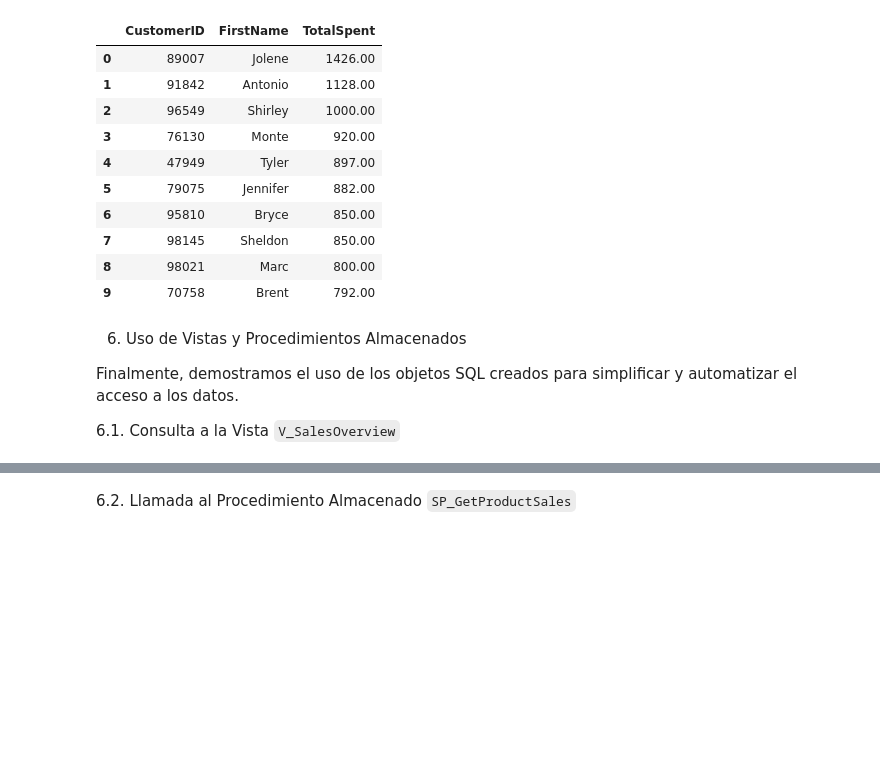
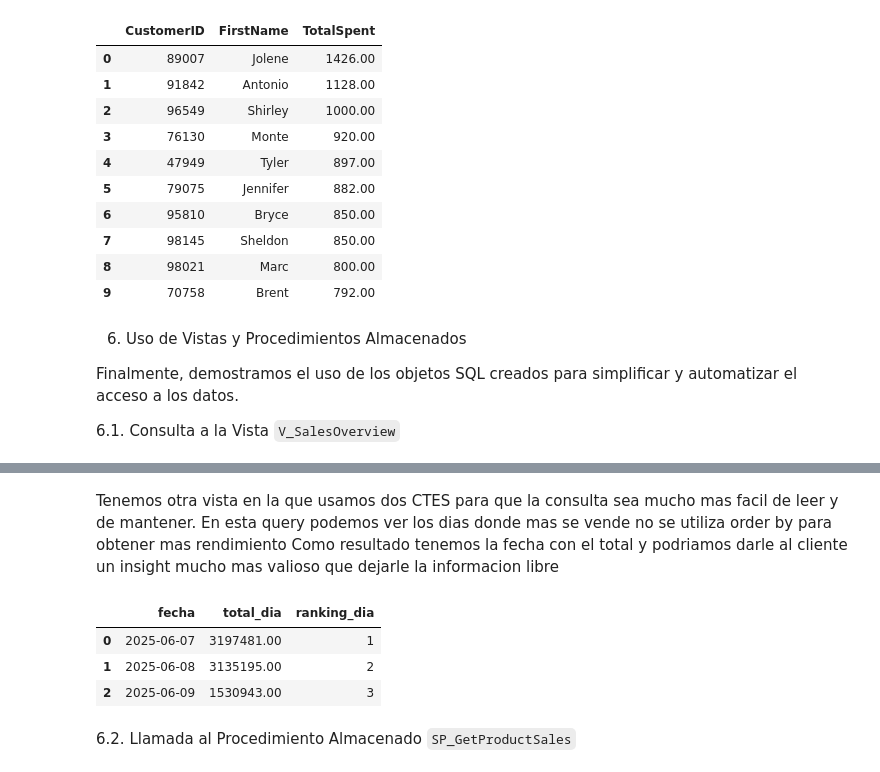
Before and after one commit to juanxmartel/AccentureData, a Jupyter notebook: notebook.ipynb, the cells around one changed output, grey strips where cells are left out. Cells and saved outputs as stored; diff of their text form; code cells hidden in the pictures; blank space fills up the shorter version.

```diff
--- a/notebook.ipynb
+++ b/notebook.ipynb
@@ -203,2 +203,39 @@ display(df_view)
+# %% [markdown]
+Tenemos otra vista en la que usamos dos CTES para que la consulta sea mucho mas facil de leer y de mantener.
+En esta query podemos ver los dias donde mas se vende no se utiliza order by para obtener mas rendimiento
+Como resultado tenemos la fecha con el total y podriamos darle al cliente un insight mucho mas valioso que dejarle la informacion libre
+# %%
+query_best_days = """
+WITH VentasDiarias AS (
+  SELECT
+    -- Extraemos solo la fecha de la columna SalesDate
+    DATE(s.SalesDate) AS fecha,
+    -- Usamos el nombre de columna correcto: TotalPrice
+    SUM(s.TotalPrice) AS total_dia
+  FROM sales s
+  -- Nos aseguramos de que la fecha no sea nula
+  WHERE s.SalesDate IS NOT NULL
+  GROUP BY DATE(s.SalesDate)
+),
+VentasRankeadas AS (
+  SELECT
+    fecha,
+    total_dia,
+    -- Usamos RANK() para manejar empates en las ventas diarias
+    RANK() OVER (ORDER BY total_dia DESC) AS ranking_dia
+  FROM VentasDiarias
+)
+SELECT *
+FROM VentasRankeadas
+WHERE ranking_dia <= 3
+"""
+
+df_query_best_days = db.run_query(query_best_days)
+display(df_query_best_days)
+# %% [output]
+|  | fecha | total_dia | ranking_dia |
+| 0 | 2025-06-07 | 3197481.00 | 1 |
+| 1 | 2025-06-08 | 3135195.00 | 2 |
+| 2 | 2025-06-09 | 1530943.00 | 3 |
 # %% [markdown]
 6.2. Llamada al Procedimiento Almacenado `SP_GetProductSales`
```
Also changed, not shown: parts of 5 cells of this notebook, 3 other files.
